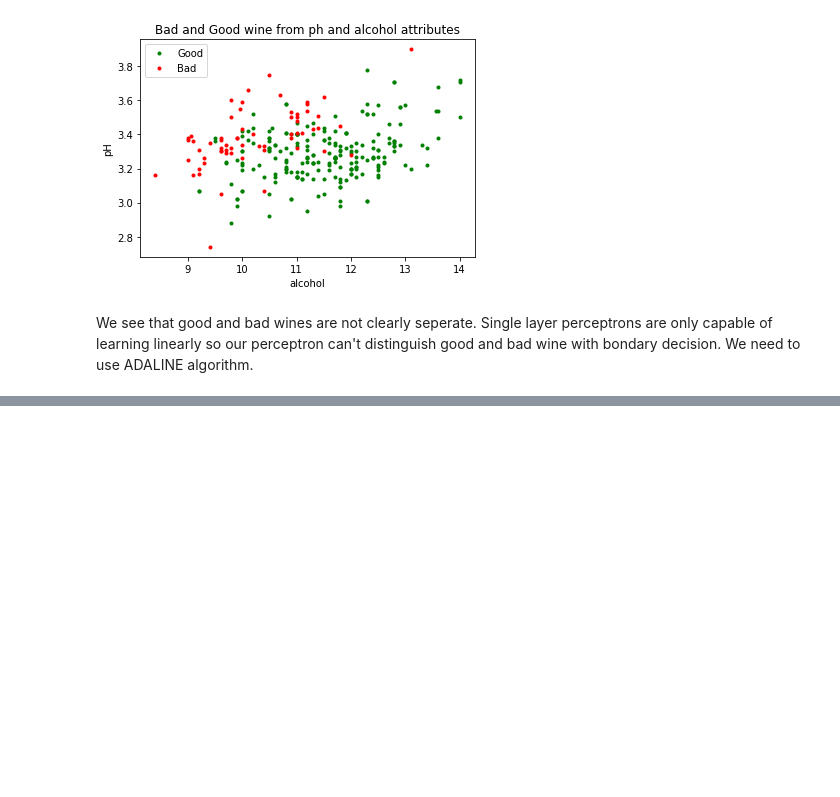
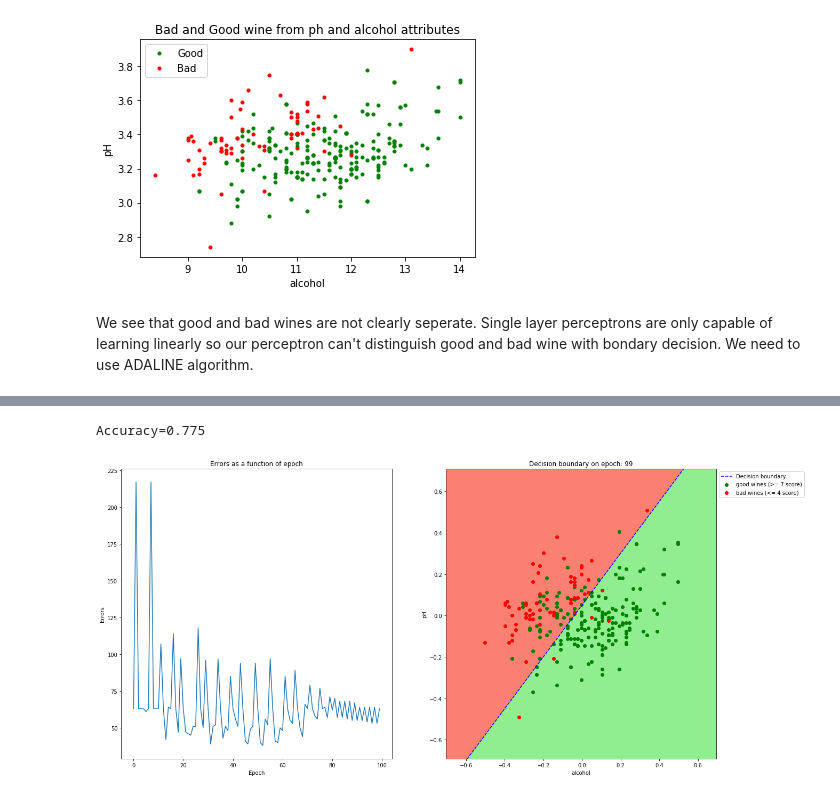
Before and after one commit to yohan-th/ft_sommelier, a Jupyter notebook: ft_sommelier.ipynb, the cells around one changed output, grey strips where cells are left out. Saved outputs shown, nothing was run; the diff lists cells and outputs as text; code cells hidden in the pictures; blank space fills up the shorter version.

Commit message:
k-cross validation with ADALINE

```diff
--- a/ft_sommelier.ipynb
+++ b/ft_sommelier.ipynb
@@ -326,7 +326,7 @@ We will classify the wines as “good” or “bad” **based on only chemical a
 wine_data = pd.read_csv("winequality-red.csv", delimiter=';')
 wine_data = wine_data.assign(drunkable=pd.Series(wine_data['quality'] >= 6))
 slct_data = wine_data[['pH', 'alcohol', 'quality', 'drunkable']]
-slct_data = slct_data[(slct_data.quality >= 7) | (slct_data.quality <= 4)].reset_index()
+slct_data = slct_data[(slct_data.quality >= 7) | (slct_data.quality <= 4)].reset_index(drop=True)
 slct_data['drunkable'] = slct_data['drunkable'].map({True:1, False:0})
 print(f"First a quick look of our good wines (quality >= 7) and bad (quality <= 4)\n\n{slct_data}")
 # %% [output]
@@ -386,43 +388,50 @@ class Adaline(object):
         self.performance = []
 
     def _pre_activation(self, X:list):
-        # somme pondérées
+        # somme pondérée
         weighted_sum = 0
         for (xi, wi) in zip(X, self.W):
           weighted_sum += xi * wi
         return weighted_sum + self.bias
 
     def _activation(self, X:list):
-        # linear activation function
+        # non-linear activation function with 'Sigmoid or Logistic Activation Function'
         pre_activation = self._pre_activation(X)
-        return 1 / (1 + math.exp(-pre_activation))
+        return 1 / (1 + math.exp(-1 * pre_activation))
 
-    def _predict(self, X):
-        return 1 if self._activation(X) > 0.5 else 0
+    def _predict(self, X:list):
+        threshold = 0.5 #-------
+        return 1 if self._activation(X) > threshold else 0
 
-    def _eval_epoch(self, X, y, epoch):
+    def _eval_epoch(self, X, y):
         nb_error = 0
         for xi, yi in zip(X, y):
             nb_error += int(self._predict(xi) != int(yi))
         return nb_error
 
-    def _train_epoch(self, X, y, epoch):
+    #Gradient_Descent/Widrow-Hoff/Delta_Rule learning ??
+    def _train_epoch(self, X:list, y:list, epoch:int, mode:str):
         epoch_errors = []
 
         for xi, yi in zip(X, y):
             error = yi - self._activation(xi)
             epoch_errors.append(error)
 
-        self.bias += self.lr * sum(epoch_errors)
-        self.W += self.lr * ft_dot(X, epoch_errors)
+            if mode == "stochastic":
+              self.bias += self.lr * error #------
+              self.W += self.lr * error * xi #------
 
-        nb_error = self._eval_epoch(X, y, epoch)
+        if mode == "batch":
+          self.bias += self.lr * sum(epoch_errors) #------
+          self.W += self.lr * ft_dot(X, epoch_errors) #------
+
+        nb_error = self._eval_epoch(X, y)
         #print('Epoch {}, {} errors'.format(epoch, nb_error))
 
         self.performance.append((epoch, nb_error, self.W, self.bias))
         return nb_error
 
-    def train(self, X, y, max_epochs):
+    def train(self, X:list, y:list, max_epochs:int, mode:str):
 
         # initialisations des poids synaptiques (parametres) random
         self.bias = random.random()
@@ -430,7 +439,7 @@ class Adaline(object):
 
         epoch = 0
         while True:
-            epoch_nb_errors = self._train_epoch(X, y, epoch)
+            epoch_nb_errors = self._train_epoch(X, y, epoch, mode)
             epoch += 1
             if epoch == max_epochs:
                 break
@@ -458,0 +480,8 @@ print(train_adaline[-1])
+# %%
+ada = Adaline(lr = 0.5)
+train_adaline = ada.train(X.values, Y, 100, "batch")
+plot_performance(train_adaline, cpy_slct_data, 7, 4)
+print("Accuracy={0:.3f}".format((len(cpy_slct_data) - train_adaline[-1][1]) / len(cpy_slct_data)))
+# %% [output]
+Accuracy=0.775
+[figure, added]
```
Also changed, not shown: parts of 38 cells of this notebook.
